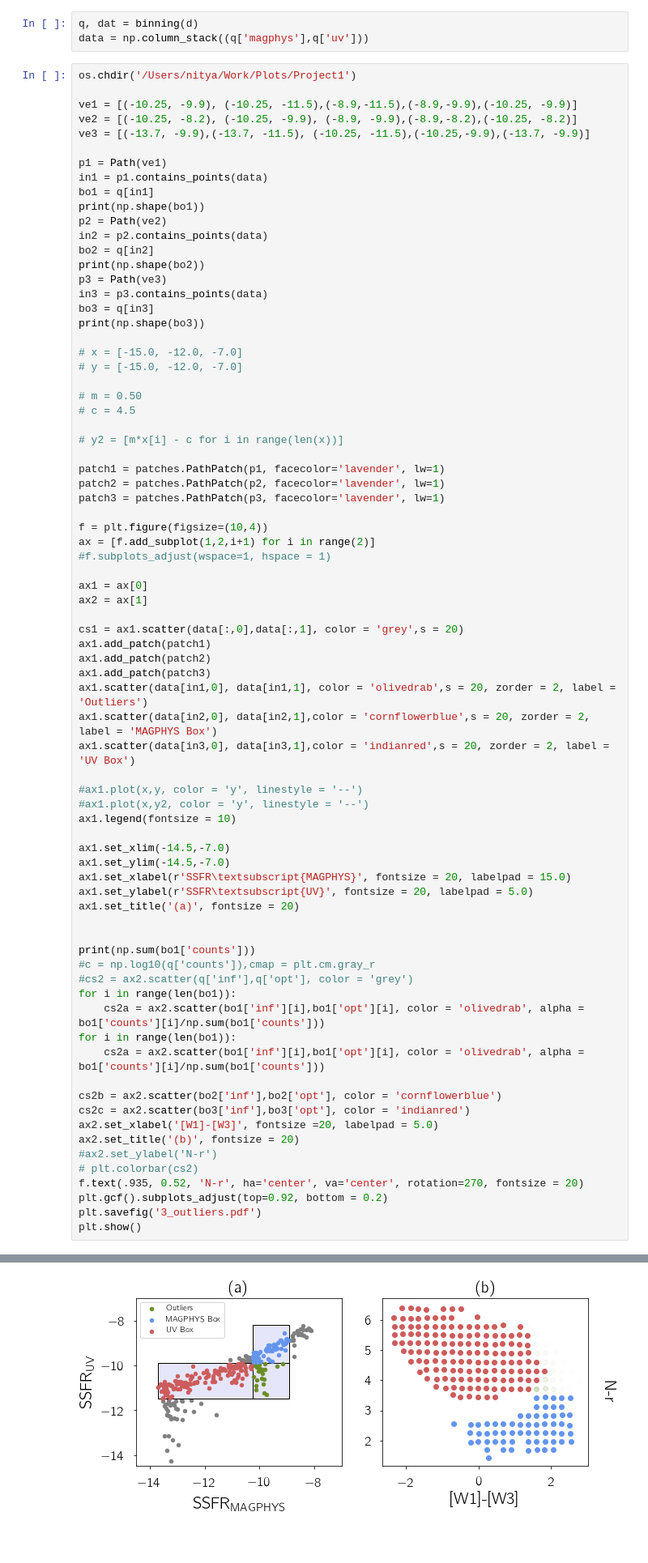
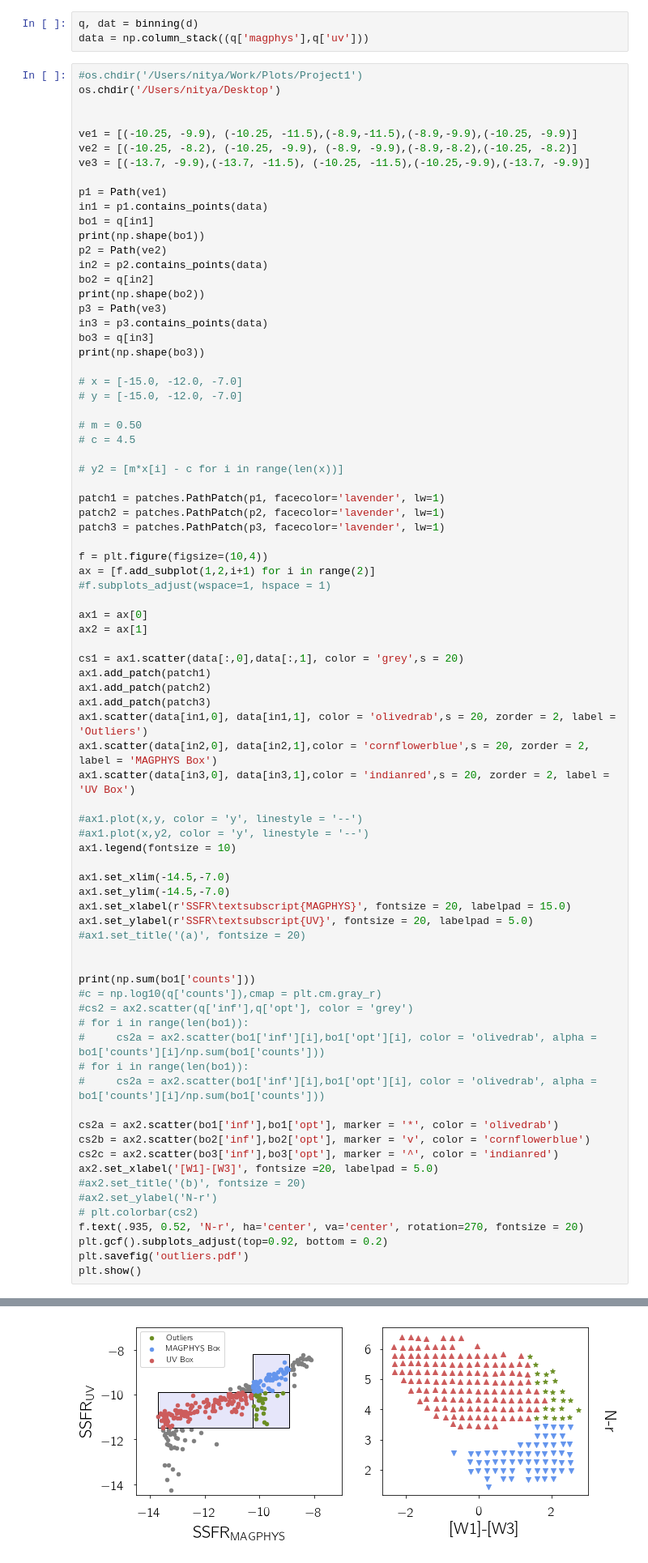
Before and after one commit to nityamd/SSFR_Env, a Jupyter notebook: notebooks/Post jk plots.ipynb, the cells around one changed output, grey strips where cells are left out. Shown at 81% size. Drawn from its saved outputs; the diff is of its cells as text.

```diff
--- a/notebooks/Post jk plots.ipynb
+++ b/notebooks/Post jk plots.ipynb
@@ -93,7 +93,9 @@ def binning(d):
 q, dat = binning(d)
 data = np.column_stack((q['magphys'],q['uv']))
 # %%
-os.chdir('/Users/nitya/Work/Plots/Project1')
+#os.chdir('/Users/nitya/Work/Plots/Project1')
+os.chdir('/Users/nitya/Desktop')
+
 
 ve1 = [(-10.25, -9.9), (-10.25, -11.5),(-8.9,-11.5),(-8.9,-9.9),(-10.25, -9.9)]
 ve2 = [(-10.25, -8.2), (-10.25, -9.9), (-8.9, -9.9),(-8.9,-8.2),(-10.25, -8.2)]
@@ -147,26 +149,27 @@ ax1.set_xlim(-14.5,-7.0)
 ax1.set_ylim(-14.5,-7.0)
 ax1.set_xlabel(r'SSFR\textsubscript{MAGPHYS}', fontsize = 20, labelpad = 15.0)
 ax1.set_ylabel(r'SSFR\textsubscript{UV}', fontsize = 20, labelpad = 5.0)
-ax1.set_title('(a)', fontsize = 20)
+#ax1.set_title('(a)', fontsize = 20)
 
 
 print(np.sum(bo1['counts']))
-#c = np.log10(q['counts']),cmap = plt.cm.gray_r
+#c = np.log10(q['counts']),cmap = plt.cm.gray_r)
 #cs2 = ax2.scatter(q['inf'],q['opt'], color = 'grey')
-for i in range(len(bo1)):
-    cs2a = ax2.scatter(bo1['inf'][i],bo1['opt'][i], color = 'olivedrab', alpha = bo1['counts'][i]/np.sum(bo1['counts']))
-for i in range(len(bo1)):
-    cs2a = ax2.scatter(bo1['inf'][i],bo1['opt'][i], color = 'olivedrab', alpha = bo1['counts'][i]/np.sum(bo1['counts']))
+# for i in range(len(bo1)):
+#     cs2a = ax2.scatter(bo1['inf'][i],bo1['opt'][i], color = 'olivedrab', alpha = bo1['counts'][i]/np.sum(bo1['counts']))
+# for i in range(len(bo1)):
+#     cs2a = ax2.scatter(bo1['inf'][i],bo1['opt'][i], color = 'olivedrab', alpha = bo1['counts'][i]/np.sum(bo1['counts']))
 
-cs2b = ax2.scatter(bo2['inf'],bo2['opt'], color = 'cornflowerblue')
-cs2c = ax2.scatter(bo3['inf'],bo3['opt'], color = 'indianred')
+cs2a = ax2.scatter(bo1['inf'],bo1['opt'], marker = '*', color = 'olivedrab')
+cs2b = ax2.scatter(bo2['inf'],bo2['opt'], marker = 'v', color = 'cornflowerblue')
+cs2c = ax2.scatter(bo3['inf'],bo3['opt'], marker = '^', color = 'indianred')
 ax2.set_xlabel('[W1]-[W3]', fontsize =20, labelpad = 5.0)
-ax2.set_title('(b)', fontsize = 20)
+#ax2.set_title('(b)', fontsize = 20)
 #ax2.set_ylabel('N-r')
 # plt.colorbar(cs2)
 f.text(.935, 0.52, 'N-r', ha='center', va='center', rotation=270, fontsize = 20)
 plt.gcf().subplots_adjust(top=0.92, bottom = 0.2)
-plt.savefig('3_outliers.pdf')
+plt.savefig('outliers.pdf')
 plt.show()
 # %% [output]
 (23,)
@@ -175,4 +179,4 @@ plt.show()
-[figure, old version]
+[figure, new version]
 # %%
 
 def func(data,ve,dat,g):
```
Also changed, not shown: parts of 10 cells of this notebook, 4 other files.
